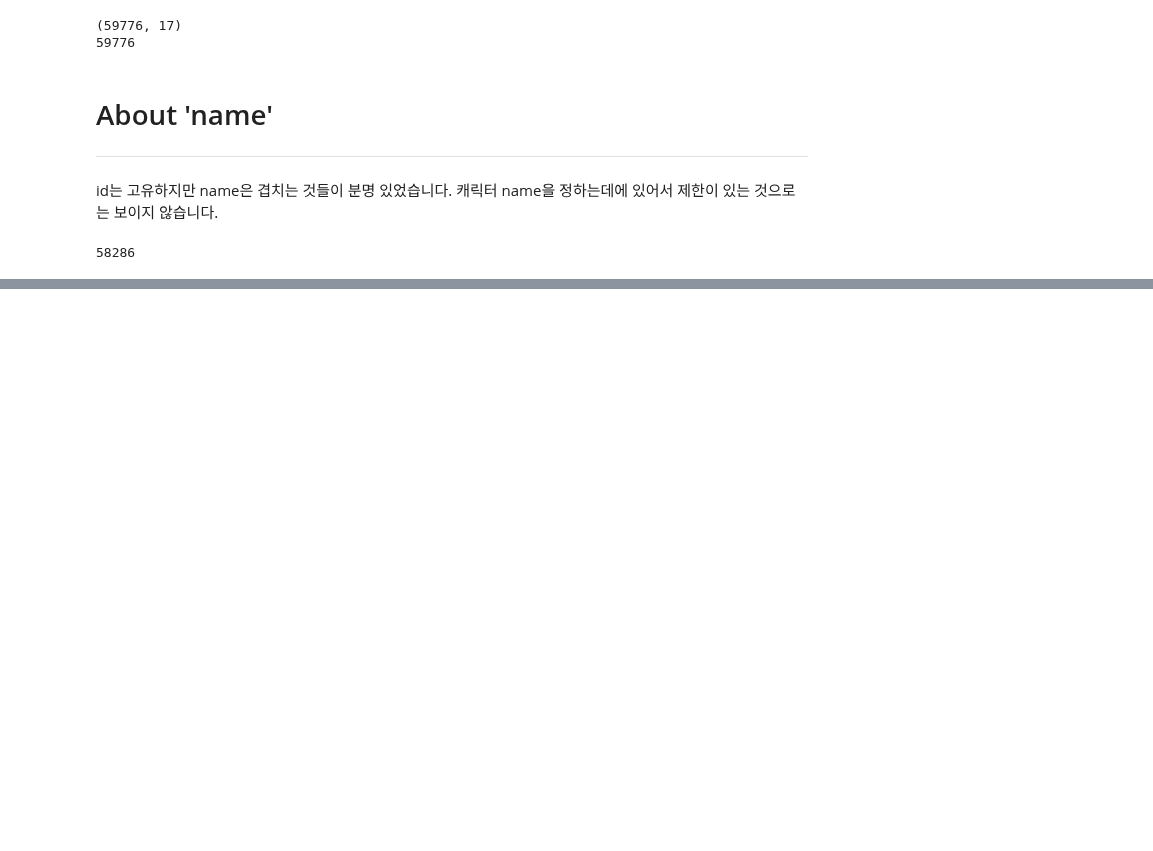
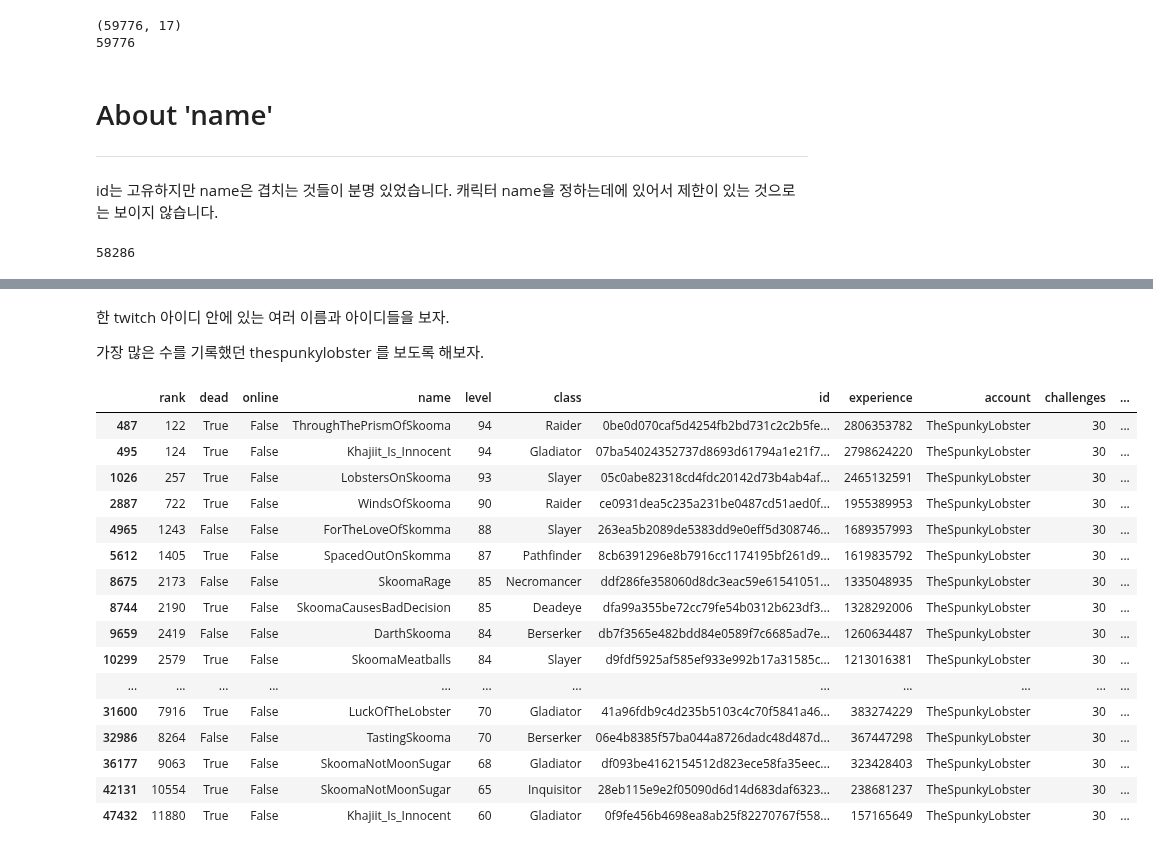
Before and after one commit to Angela-Park-JE/TIL_ver1, a Jupyter notebook: ToyPJT-POE_user/EDA_poe_stats_5_user.ipynb, the cells around one changed output, grey strips where cells are left out. Cells and saved outputs as stored; diff of their text form; code cells hidden in the pictures; blank space fills up the shorter version.

```diff
--- a/ToyPJT-POE_user/EDA_poe_stats_5_user.ipynb
+++ b/ToyPJT-POE_user/EDA_poe_stats_5_user.ipynb
@@ -72,0 +235,26 @@ df['name'].nunique()
+# %% [markdown]
+한 twitch 아이디 안에 있는 여러 이름과 아이디들을 보자.
+
+가장 많은 수를 기록했던 thespunkylobster 를 보도록 해보자.
+# %%
+# twitch = thespunkylobster
+
+df[df['twitch'] == 'thespunkylobster']
+# %% [output]
+|  | rank | dead | online | name | level | class | id | experience | account | challenges | ... |
+| 487 | 122 | True | False | ThroughThePrismOfSkooma | 94 | Raider | 0be0d070caf5d4254fb2bd731c2c2b5fe... | 2806353782 | TheSpunkyLobster | 30 | ... |
+| 495 | 124 | True | False | Khajiit_Is_Innocent | 94 | Gladiator | 07ba54024352737d8693d61794a1e21f7... | 2798624220 | TheSpunkyLobster | 30 | ... |
+| 1026 | 257 | True | False | LobstersOnSkooma | 93 | Slayer | 05c0abe82318cd4fdc20142d73b4ab4af... | 2465132591 | TheSpunkyLobster | 30 | ... |
+| 2887 | 722 | True | False | WindsOfSkooma | 90 | Raider | ce0931dea5c235a231be0487cd51aed0f... | 1955389953 | TheSpunkyLobster | 30 | ... |
+| 4965 | 1243 | False | False | ForTheLoveOfSkomma | 88 | Slayer | 263ea5b2089de5383dd9e0eff5d308746... | 1689357993 | TheSpunkyLobster | 30 | ... |
+| 5612 | 1405 | True | False | SpacedOutOnSkomma | 87 | Pathfinder | 8cb6391296e8b7916cc1174195bf261d9... | 1619835792 | TheSpunkyLobster | 30 | ... |
+| 8675 | 2173 | False | False | SkoomaRage | 85 | Necromancer | ddf286fe358060d8dc3eac59e61541051... | 1335048935 | TheSpunkyLobster | 30 | ... |
+| 8744 | 2190 | True | False | SkoomaCausesBadDecision | 85 | Deadeye | dfa99a355be72cc79fe54b0312b623df3... | 1328292006 | TheSpunkyLobster | 30 | ... |
+| 9659 | 2419 | False | False | DarthSkooma | 84 | Berserker | db7f3565e482bdd84e0589f7c6685ad7e... | 1260634487 | TheSpunkyLobster | 30 | ... |
+| 10299 | 2579 | True | False | SkoomaMeatballs | 84 | Slayer | d9fdf5925af585ef933e992b17a31585c... | 1213016381 | TheSpunkyLobster | 30 | ... |
+| ... | ... | ... | ... | ... | ... | ... | ... | ... | ... | ... | ... |
+| 31600 | 7916 | True | False | LuckOfTheLobster | 70 | Gladiator | 41a96fdb9c4d235b5103c4c70f5841a46... | 383274229 | TheSpunkyLobster | 30 | ... |
+| 32986 | 8264 | False | False | TastingSkooma | 70 | Berserker | 06e4b8385f57ba044a8726dadc48d487d... | 367447298 | TheSpunkyLobster | 30 | ... |
+| 36177 | 9063 | True | False | SkoomaNotMoonSugar | 68 | Gladiator | df093be4162154512d823ece58fa35eec... | 323428403 | TheSpunkyLobster | 30 | ... |
+| 42131 | 10554 | True | False | SkoomaNotMoonSugar | 65 | Inquisitor | 28eb115e9e2f05090d6d14d683daf6323... | 238681237 | TheSpunkyLobster | 30 | ... |
+| 47432 | 11880 | True | False | Khajiit_Is_Innocent | 60 | Gladiator | 0f9fe456b4698ea8ab25f82270767f558... | 157165649 | TheSpunkyLobster | 30 | ... |
```
Also changed, not shown: parts of 17 cells of this notebook.
